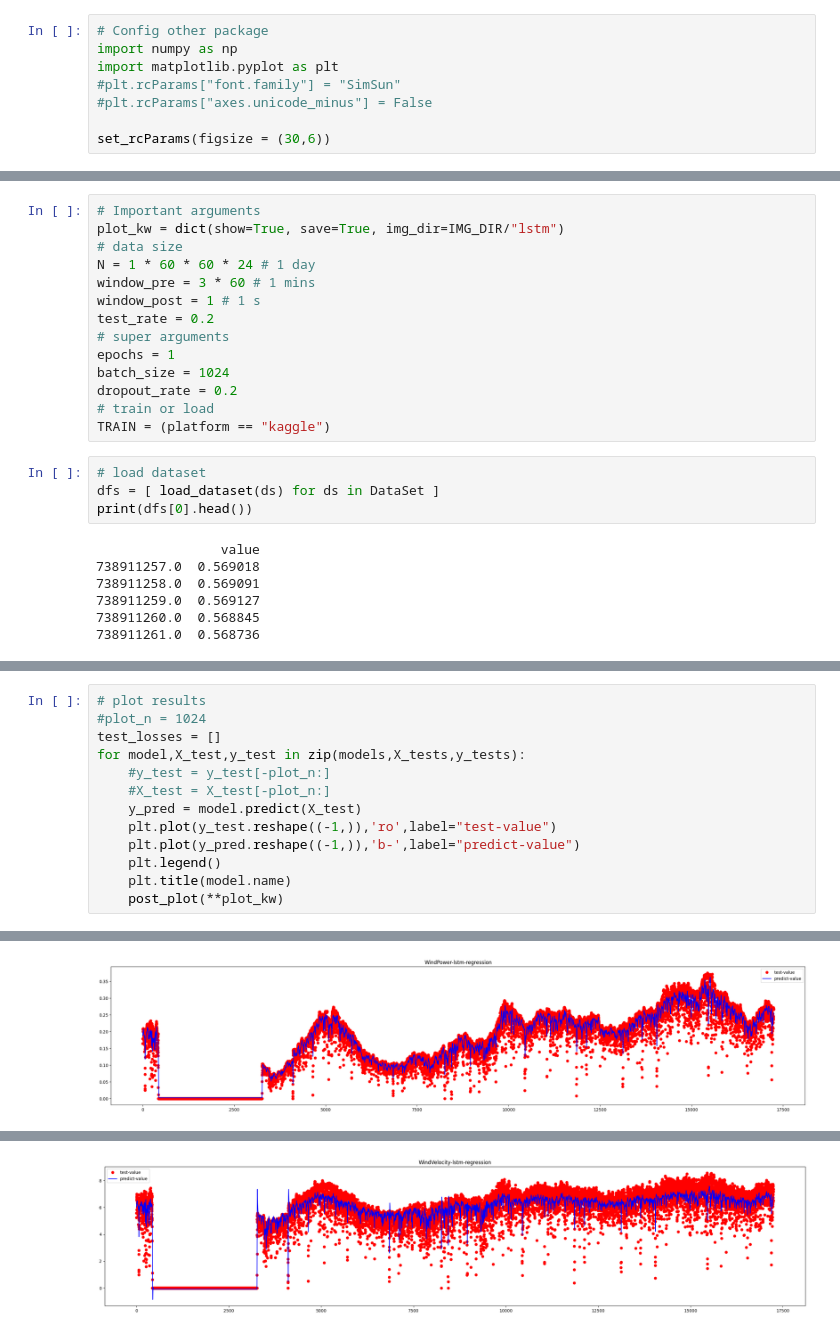
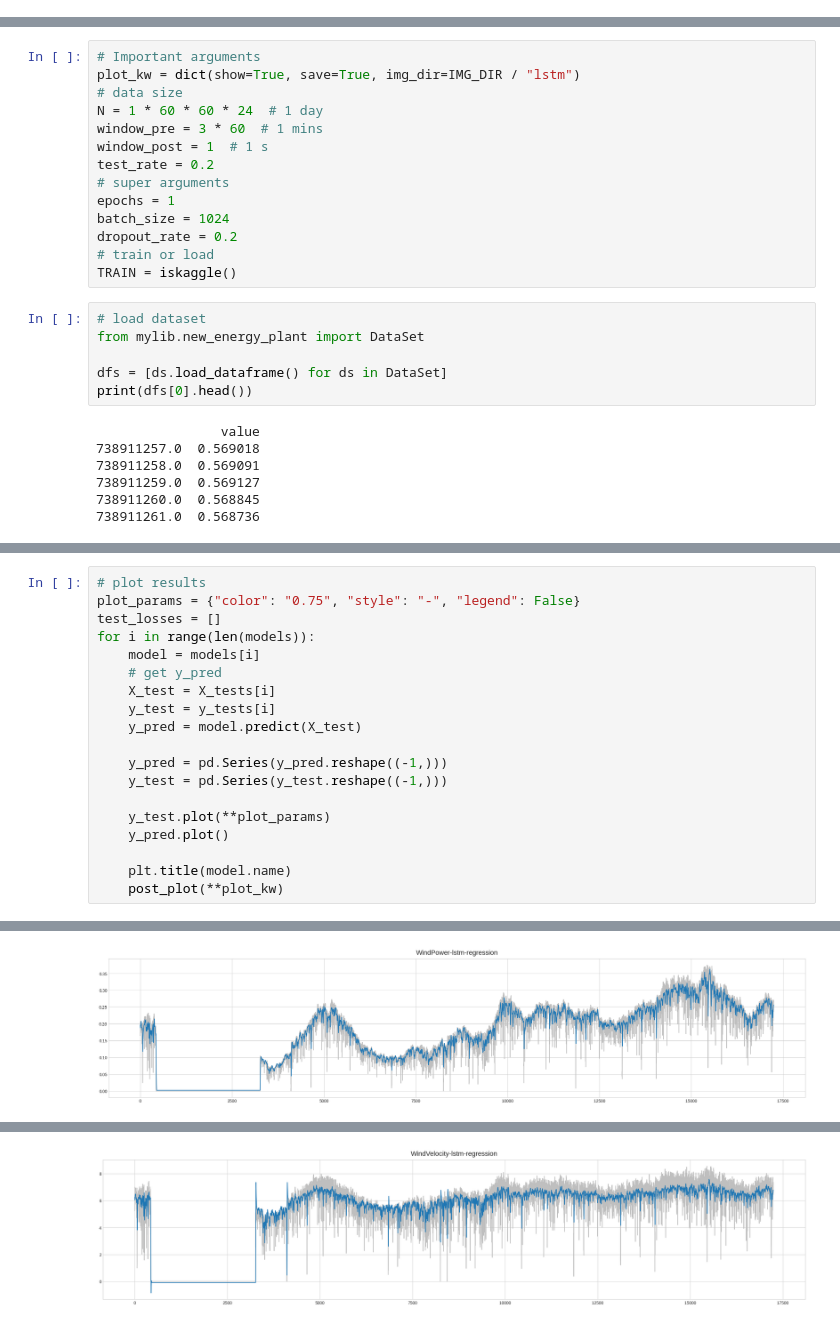
Before and after one commit to sicheng1806/ml-sicheng, a Jupyter notebook: notebook/lstm/lstm-new-energy-plant.ipynb, the cells around one changed output, grey strips where cells are left out. Saved outputs shown, nothing was run; the diff lists cells and outputs as text.

```diff
--- a/notebook/lstm/lstm-new-energy-plant.ipynb
+++ b/notebook/lstm/lstm-new-energy-plant.ipynb
@@ -25,9 +17 @@ mylib version is {mylib.__version__}
 the platform is local
-# %%
-# Config other package
-import numpy as np
-import matplotlib.pyplot as plt
-#plt.rcParams["font.family"] = "SimSun"
-#plt.rcParams["axes.unicode_minus"] = False
-
-set_rcParams(figsize = (30,6))
@@ -34,20 +33,22 @@ set_rcParams(figsize = (30,6))
 # %%
 # Important arguments
-plot_kw = dict(show=True, save=True, img_dir=IMG_DIR/"lstm")
+plot_kw = dict(show=True, save=True, img_dir=IMG_DIR / "lstm")
 # data size
-N = 1 * 60 * 60 * 24 # 1 day
-window_pre = 3 * 60 # 1 mins
-window_post = 1 # 1 s
+N = 1 * 60 * 60 * 24  # 1 day
+window_pre = 3 * 60  # 1 mins
+window_post = 1  # 1 s
 test_rate = 0.2
 # super arguments
 epochs = 1
 batch_size = 1024
 dropout_rate = 0.2
 # train or load
-TRAIN = (platform == "kaggle")
+TRAIN = iskaggle()
 # %%
 # load dataset
-dfs = [ load_dataset(ds) for ds in DataSet ]
+from mylib.new_energy_plant import DataSet
+
+dfs = [ds.load_dataframe() for ds in DataSet]
 print(dfs[0].head())
 # %% [output]
                 value
@@ -116,15 +124,21 @@ WindPower-lstm-regression is loaded.
 WindVelocity-lstm-regression is loaded.
 # %%
 # plot results
-#plot_n = 1024
+plot_params = {"color": "0.75", "style": "-", "legend": False}
 test_losses = []
-for model,X_test,y_test in zip(models,X_tests,y_tests):
-    #y_test = y_test[-plot_n:]
-    #X_test = X_test[-plot_n:]
+for i in range(len(models)):
+    model = models[i]
+    # get y_pred
+    X_test = X_tests[i]
+    y_test = y_tests[i]
     y_pred = model.predict(X_test)
-    plt.plot(y_test.reshape((-1,)),'ro',label="test-value")
-    plt.plot(y_pred.reshape((-1,)),'b-',label="predict-value")
-    plt.legend()
+
+    y_pred = pd.Series(y_pred.reshape((-1,)))
+    y_test = pd.Series(y_test.reshape((-1,)))
+
+    y_test.plot(**plot_params)
+    y_pred.plot()
+
     plt.title(model.name)
     post_plot(**plot_kw)
 # %% [output]
@@ -134 +148 @@ for model,X_test,y_test in zip(models,X_tests,y_tests):
-[figure, old version]
+[figure, new version]
@@ -136,3 +150,3 @@ for model,X_test,y_test in zip(models,X_tests,y_tests):
-[figure, old version]
+[figure, new version]
 # %%
 # test losses
```
Also changed, not shown: parts of 5 cells of this notebook, 54 other files.
